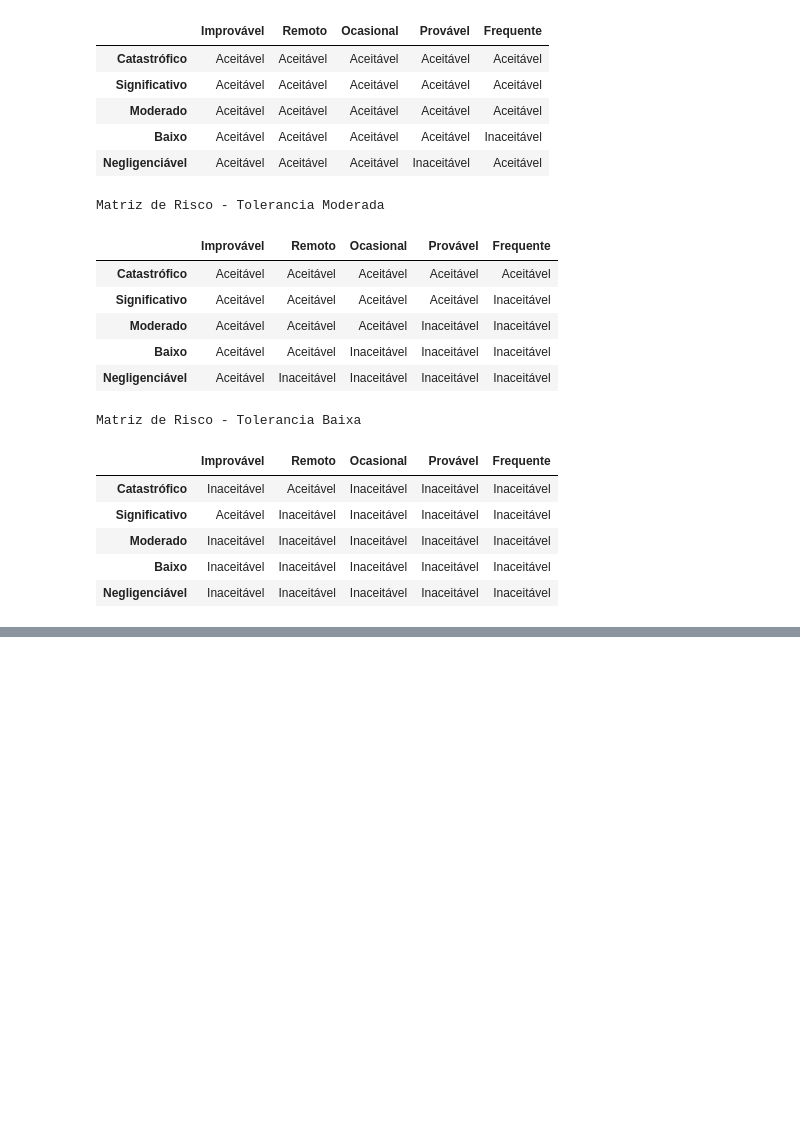
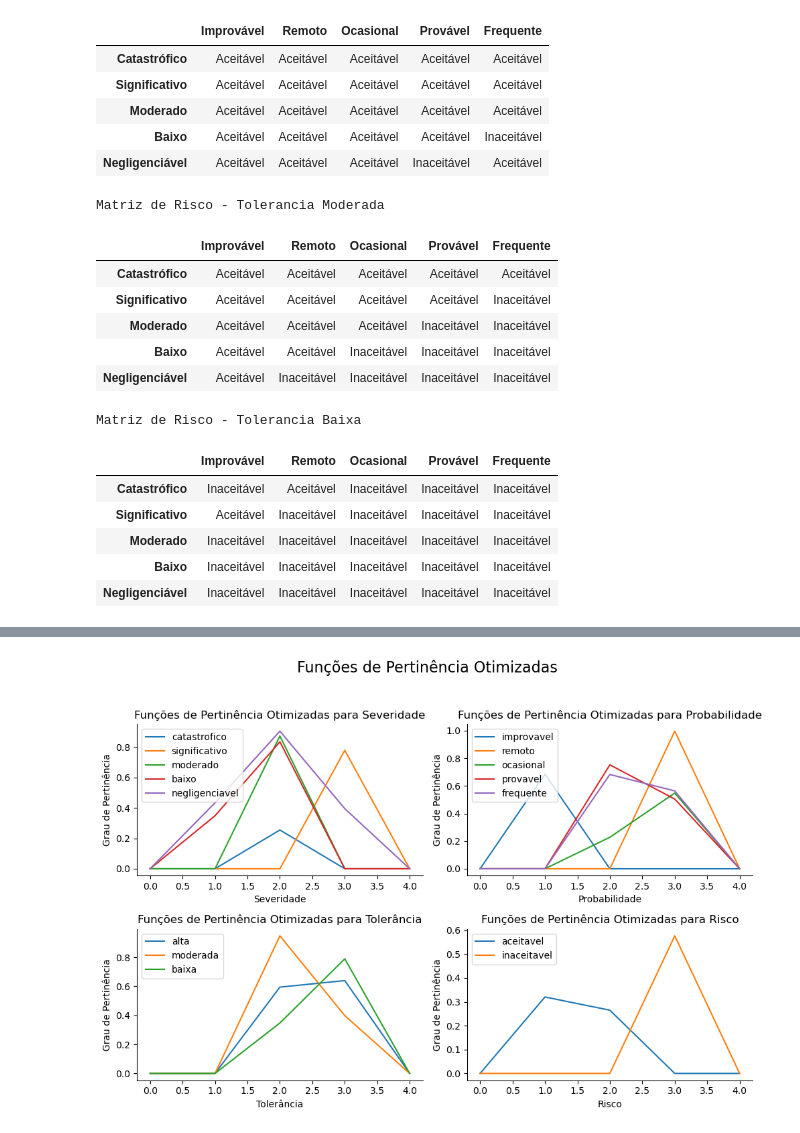
Before and after one commit to Nielo-47/ICA, a Jupyter notebook: Fuzzy.ipynb, the cells around one changed output, grey strips where cells are left out. Cells and saved outputs as stored; diff of their text form; code cells hidden in the pictures; blank space fills up the shorter version.

```diff
--- a/Fuzzy.ipynb
+++ b/Fuzzy.ipynb
@@ -307,7 +309,6 @@ def calcular_risco(severidade, probabilidade, tolerancia):
         risco_simulacao.reset()
 
 
-
 def gerar_matriz_de_risco(tolerancia):
     # Definir rótulos para linhas e colunas
     rotulos_severidade = ["Catastrófico", "Significativo", "Moderado", "Baixo", "Negligenciável"]
@@ -334,9 +335,12 @@ def gerar_matriz_de_risco(tolerancia):
     return df.style.map(lambda val: "background-color: blue" if val == "Aceitável" else "background-color: orange")
 
 
+matrizes_com_regras = {}
+
 for tol in ["Alta", "Moderada", "Baixa"]:
     print(f"Matriz de Risco - Tolerancia {tol}")
-    display(gerar_matriz_de_risco(tol.lower()))
+    matrizes_com_regras[tol.lower()] = gerar_matriz_de_risco(tol.lower())
+    display(matrizes_com_regras[tol.lower()])
 # %% [output]
 Matriz de Risco - Tolerancia Alta
 |  | Improvável | Remoto | Ocasional | Provável | Frequente |
@@ -608,0 +610,17 @@ best_cost, params_otimizados = optimizer.optimize(funcao_custo_paralela, iters=3
+# %%
+# Definindo as funcoes de pertinencia otimizadas
+for i, label in enumerate(CODIGOS_SEVERIDADE):
+    fp_sev[label] = fuzz.trimf(x_sev,params_otimizados[i * 3: (i + 1) * 3])
+
+for i, label in enumerate(CODIGOS_PROBABILIDADE):
+    fp_prob[label] = fuzz.trimf(x_prob, params_otimizados[15 + i * 3: 18 + i * 3])
+
+for i, label in enumerate(CODIGOS_TOLERANCIA):
+    fp_tol[label] = fuzz.trimf(x_tol, params_otimizados[30 + i * 3: 33 + i * 3])
+
+for i, label in enumerate(CODIGOS_RISCO):
+    fp_risc[label] = fuzz.trimf(x_risc, params_otimizados[39 + i * 3: 42 + i * 3])
+
+for tol in ROTULOS_TOLERANCIA:
+    print(f"Matriz de Risco - Tolerancia {tol}")
+    display(gerar_matriz_de_risco_sem_regras(tol.lower()))
@@ -613,34 +655,23 @@ plot_cost_history(cost_history=optimizer.cost_history);
 # %%
-# Definindo as funcoes de pertinencia otimizadas
-for i, label in enumerate(CODIGOS_SEVERIDADE):
-    fp_sev[label] = fuzz.trimf(x_sev, np.sort(params_otimizados[i * 3: (i + 1) * 3]))
-
-for i, label in enumerate(CODIGOS_PROBABILIDADE):
-    fp_prob[label] = fuzz.trimf(x_prob, np.sort(params_otimizados[15 + i * 3: 18 + i * 3]))
-
-for i, label in enumerate(CODIGOS_TOLERANCIA):
-    fp_tol[label] = fuzz.trimf(x_tol, np.sort(params_otimizados[30 + i * 3: 33 + i * 3]))
-
-for i, label in enumerate(CODIGOS_RISCO):
-    fp_risc[label] = fuzz.trimf(x_risc, np.sort(params_otimizados[39 + i * 3: 42 + i * 3]))
-
 # Plotar as funções de pertinência otimizadas
 fig, axs = plt.subplots(2, 2, figsize=(10, 7))
 
 for i, (x, fp, title, codigo) in enumerate(universes):
     ax = axs[i // 2, i % 2]
     for label, mf in fp.items():
         ax.plot(x, mf, label=label)
     ax.set_title(f"Funções de Pertinência Otimizadas para {title}")
     ax.set_xlabel(title)
     ax.set_ylabel("Grau de Pertinência")
     ax.legend()
     ax.spines["top"].set_visible(False)
     ax.spines["right"].set_visible(False)
     ax.get_xaxis().tick_bottom()
     ax.get_yaxis().tick_left()
 
 fig.suptitle("Funções de Pertinência Otimizadas", fontsize=16)
 plt.tight_layout(rect=[0, 0, 1, 0.95])
 plt.show()
+# %% [output]
+[figure, added]
 # %%
```
Also changed, not shown: parts of 7 cells of this notebook.
